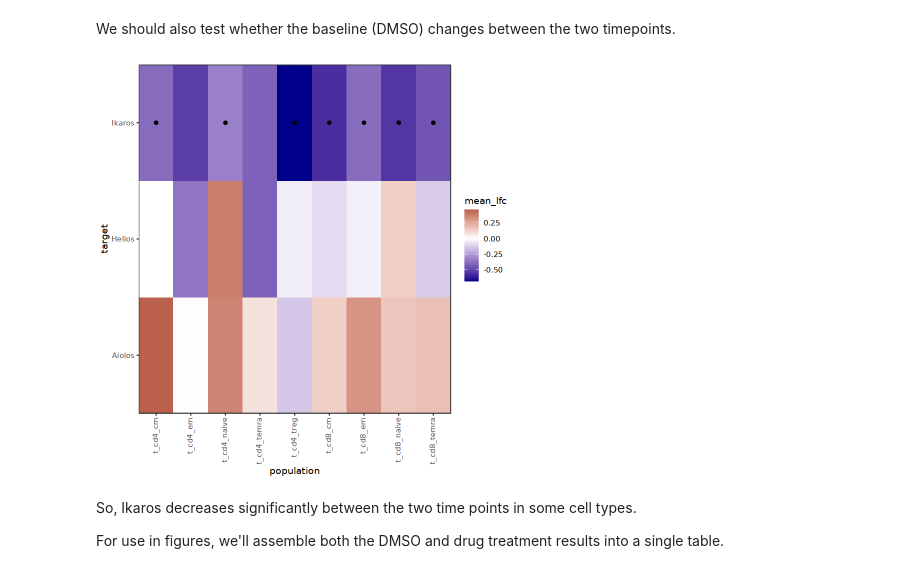
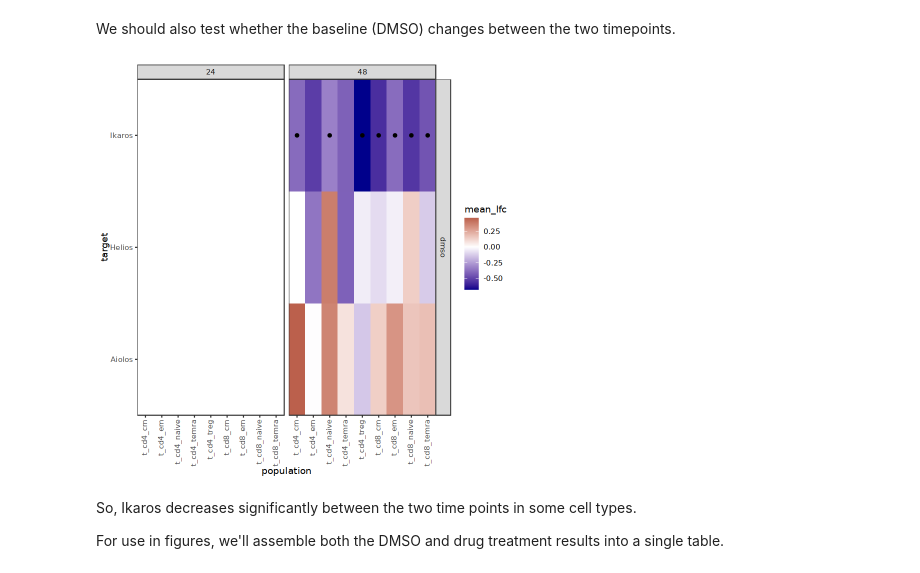
Before and after one commit to aifimmunology/repro-vrd-tea-seq, a Jupyter notebook: 06-flow-cytometry/01-R_bor-len_combin_ikaros-aiolos_stats.ipynb, the cells around one changed output. Saved outputs shown, nothing was run; the diff lists cells and outputs as text; code cells hidden in the pictures.

```diff
--- a/06-flow-cytometry/01-R_bor-len_combin_ikaros-aiolos_stats.ipynb
+++ b/06-flow-cytometry/01-R_bor-len_combin_ikaros-aiolos_stats.ipynb
@@ -98,7 +98,6 @@ dmso_tests <- dmso_fc %>%
   mutate(bg_mfi = mfi[timepoint == 24],
          bg_treatment = "dmso",
          bg_timepoint = 24) %>%
-  filter(timepoint != 24) %>%
   group_by(treatment, timepoint, bg_treatment, bg_timepoint, population, target) %>%
   summarise(nomP = t.test(mfi, bg_mfi, paired = TRUE, alternative = "two.sided")$p.value,
             mean_mfi = mean(mfi),
@@ -111,32 +110,36 @@ dmso_tests <- dmso_fc %>%
 # %%
 sig_tests <- dmso_tests %>%
   filter(adjP < 0.05)
 
 ggplot() +
   geom_tile(
       data = dmso_tests,
       aes(x = population,
           y = target,
           fill = mean_lfc)
   ) +
   geom_point(
       data = sig_tests,
       aes(x = population,
           y = target),
       color = "black"
   ) +
   scale_fill_gradient2(
       low = "darkblue",
       mid = "white",
       high = "darkred",
       midpoint = 0
   ) +
+  facet_grid(
+      cols = vars(timepoint),
+      rows = vars(treatment)
+  ) +
   scale_x_discrete(expand = c(0,0)) +
   scale_y_discrete(expand = c(0,0)) +
   theme_bw() +
   theme(axis.text.x = element_text(angle = 90, hjust = 1, vjust = 0.3))
 # %% [output]
-[figure, old version]
+[figure, new version]
 # %% [markdown]
 So, Ikaros decreases significantly between the two time points in some cell types.
 
```
Also changed, not shown: 9 other files.
